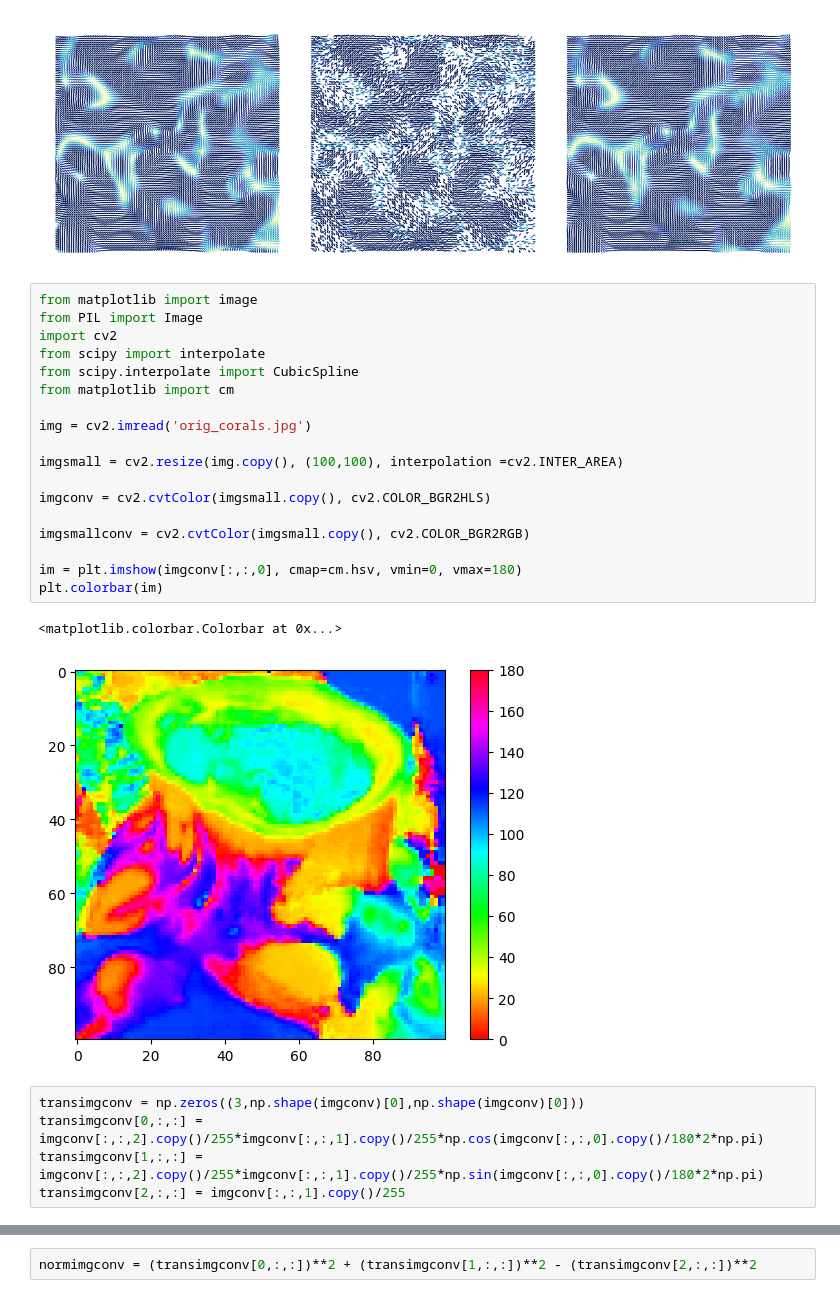
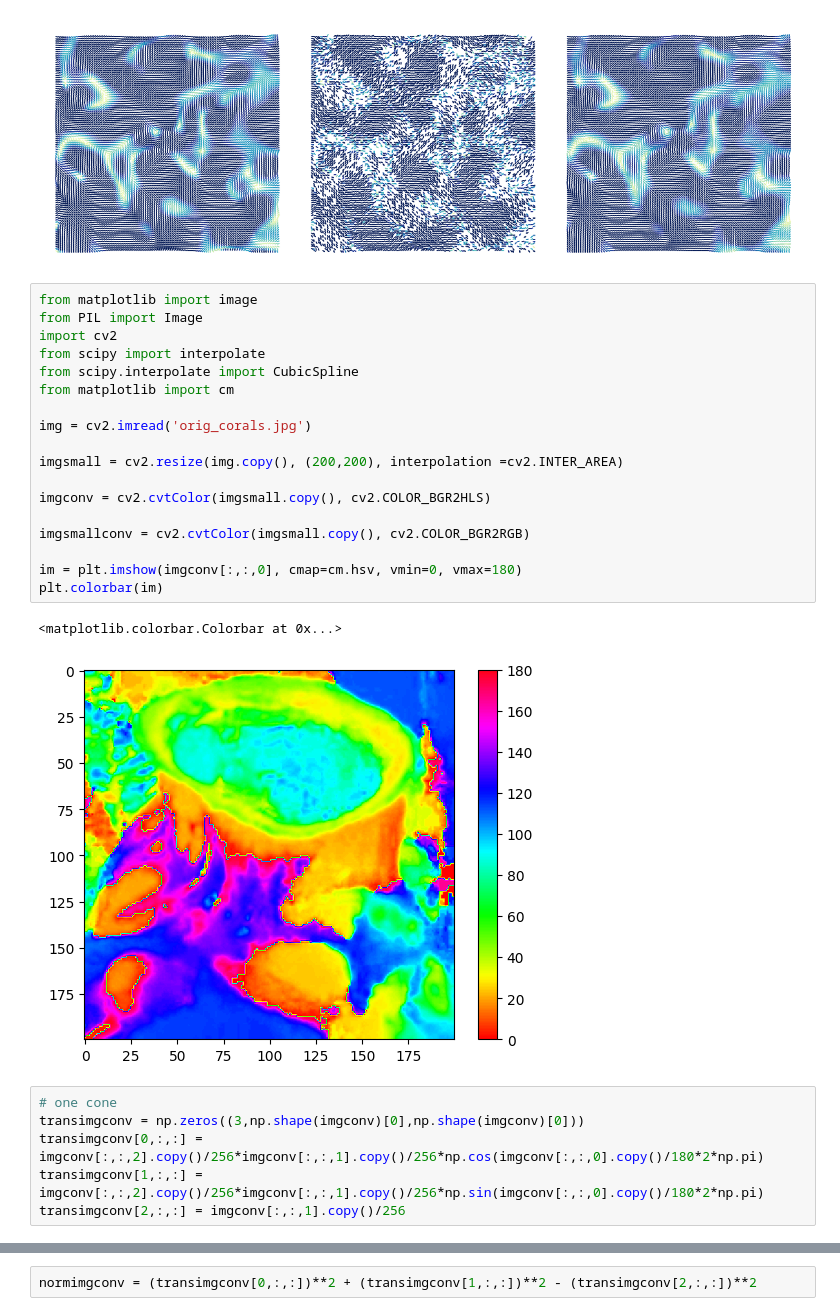
Before and after one commit to JJEWBresch/relaxed_tikhonov_regularization, a Jupyter notebook: hyperbolic.ipynb, the cells around one changed output, grey strips where cells are left out. Saved outputs shown, nothing was run; the diff lists cells and outputs as text.

```diff
--- a/hyperbolic.ipynb
+++ b/hyperbolic.ipynb
@@ -93,26 +93,27 @@ relaxed_tikhonov_sphere_image.plot_hyper2(noise_smooth_image, data_smooth_image,
 # %%
 from matplotlib import image
 from PIL import Image
 import cv2
 from scipy import interpolate
 from scipy.interpolate import CubicSpline
 from matplotlib import cm
 
 img = cv2.imread('orig_corals.jpg')
 
-imgsmall = cv2.resize(img.copy(), (100,100), interpolation =cv2.INTER_AREA)
+imgsmall = cv2.resize(img.copy(), (200,200), interpolation =cv2.INTER_AREA)
 
 imgconv = cv2.cvtColor(imgsmall.copy(), cv2.COLOR_BGR2HLS)
 
 imgsmallconv = cv2.cvtColor(imgsmall.copy(), cv2.COLOR_BGR2RGB)
 
 im = plt.imshow(imgconv[:,:,0], cmap=cm.hsv, vmin=0, vmax=180)
 plt.colorbar(im)
 # %% [output]
 <matplotlib.colorbar.Colorbar at 0x...>
-[figure, old version]
+[figure, new version]
 # %%
+# one cone
 transimgconv = np.zeros((3,np.shape(imgconv)[0],np.shape(imgconv)[0]))
-transimgconv[0,:,:] = imgconv[:,:,2].copy()/255*imgconv[:,:,1].copy()/255*np.cos(imgconv[:,:,0].copy()/180*2*np.pi)
-transimgconv[1,:,:] = imgconv[:,:,2].copy()/255*imgconv[:,:,1].copy()/255*np.sin(imgconv[:,:,0].copy()/180*2*np.pi)
-transimgconv[2,:,:] = imgconv[:,:,1].copy()/255
+transimgconv[0,:,:] = imgconv[:,:,2].copy()/256*imgconv[:,:,1].copy()/256*np.cos(imgconv[:,:,0].copy()/180*2*np.pi)
+transimgconv[1,:,:] = imgconv[:,:,2].copy()/256*imgconv[:,:,1].copy()/256*np.sin(imgconv[:,:,0].copy()/180*2*np.pi)
+transimgconv[2,:,:] = imgconv[:,:,1].copy()/256
```
Also changed, not shown: parts of 18 cells of this notebook, 1 other file.
